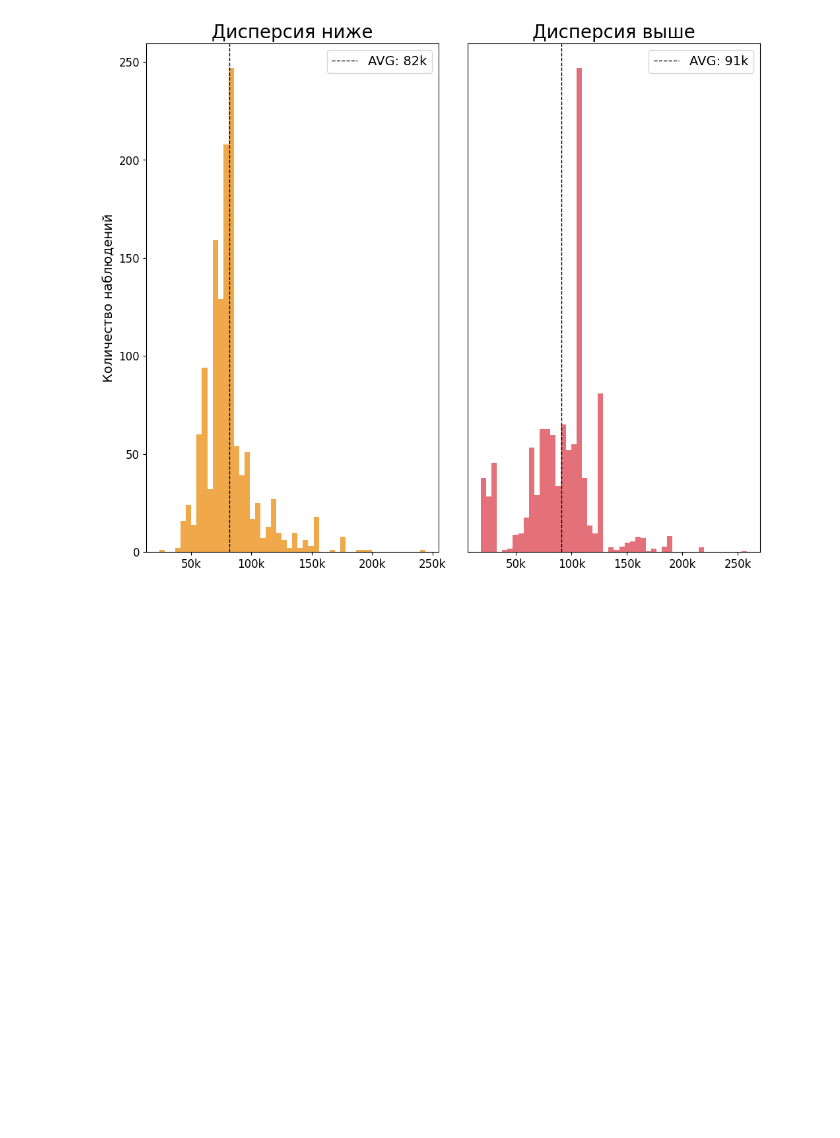
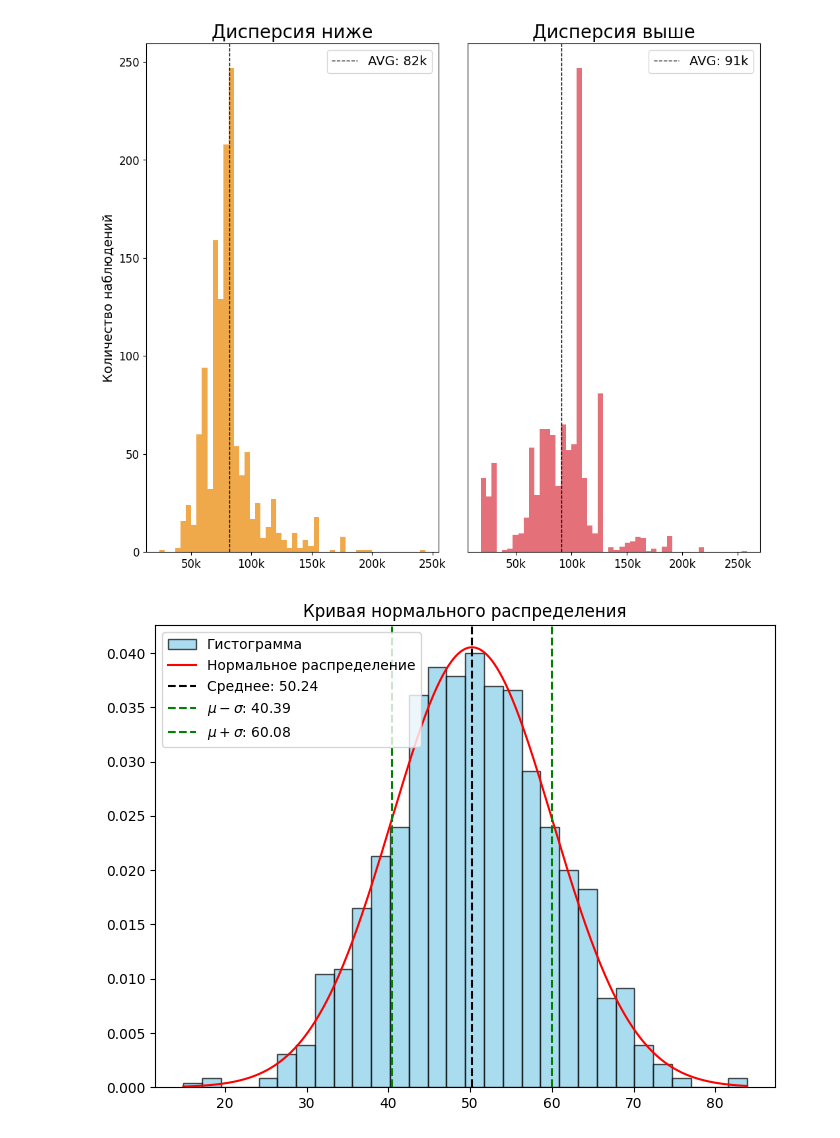
Before and after one commit to Korablinr54/Statistics, a Jupyter notebook: Основы статистики.ipynb, the cells around one changed output. Cells and saved outputs as stored; diff of their text form; code cells hidden in the pictures; blank space fills up the shorter version.

Commit message:
Стандартное отклонение

```diff
--- a/Основы статистики.ipynb
+++ b/Основы статистики.ipynb
@@ -766,3 +766,29 @@ plt.subplots_adjust(wspace=0.1)
 plt.show()
 # %% [output]
 [figure]
+# %%
+from scipy.stats import norm
+
+# Пример данных
+data = np.random.normal(loc=50, scale=10, size=1000)
+
+# Среднее и стандартное отклонение
+mean = np.mean(data)
+std_dev = np.std(data)
+
+# Создание кривой нормального распределения
+x = np.linspace(min(data), max(data), 1000)
+y = norm.pdf(x, loc=mean, scale=std_dev)
+
+# Построение графика
+plt.figure(figsize=(8, 6))
+plt.hist(data, bins=30, density=True, color='skyblue', edgecolor='black', alpha=0.7, label='Гистограмма')
+plt.plot(x, y, color='red', label='Нормальное распределение')
+plt.axvline(mean, color='black', linestyle='--', label=f'Среднее: {mean:.2f}')
+plt.axvline(mean - std_dev, color='green', linestyle='--', label=f'$\mu - \sigma$: {mean - std_dev:.2f}')
+plt.axvline(mean + std_dev, color='green', linestyle='--', label=f'$\mu + \sigma$: {mean + std_dev:.2f}')
+plt.title('Кривая нормального распределения')
+plt.legend()
+plt.show()
+# %% [output]
+[figure, added]
```
Also changed, not shown: 1 other file.
